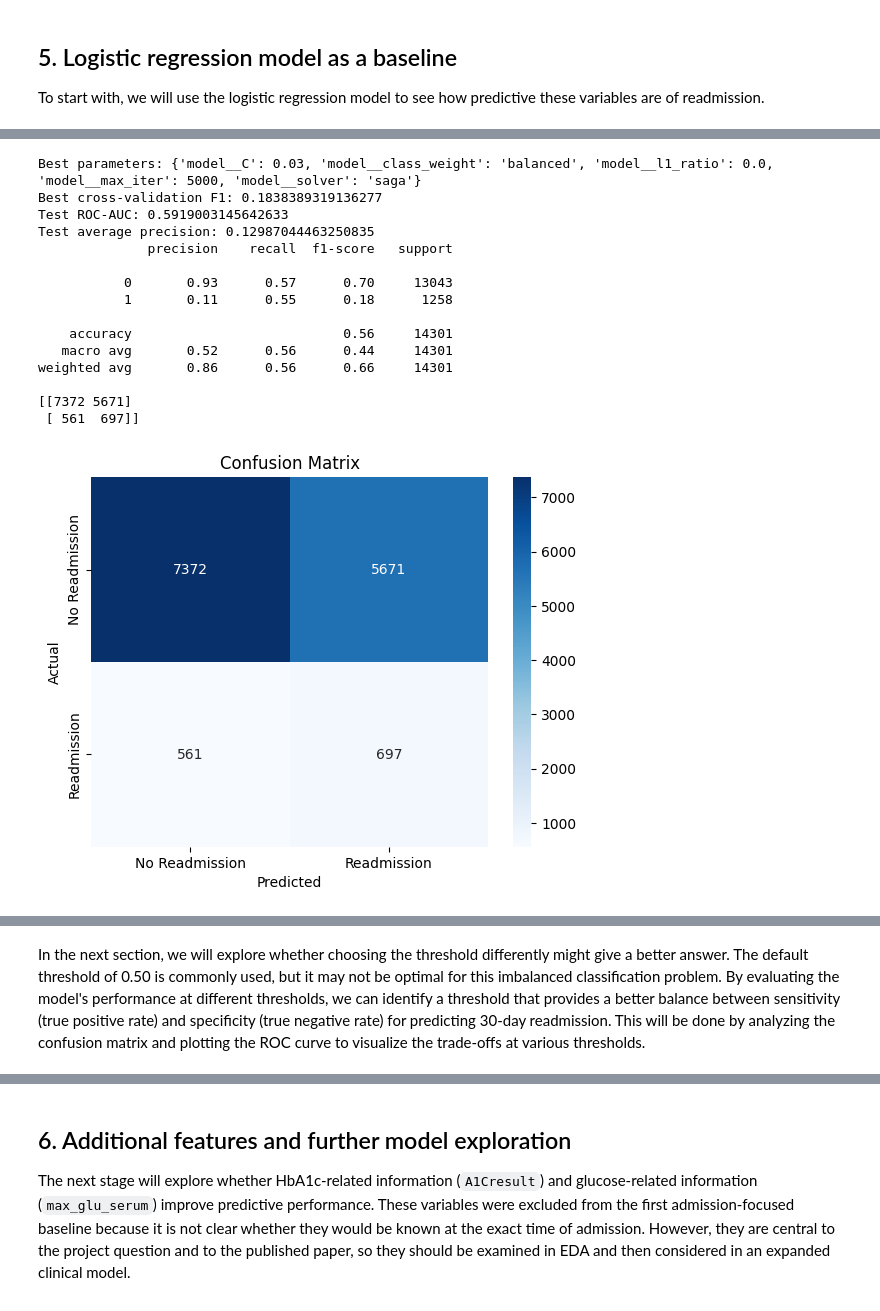
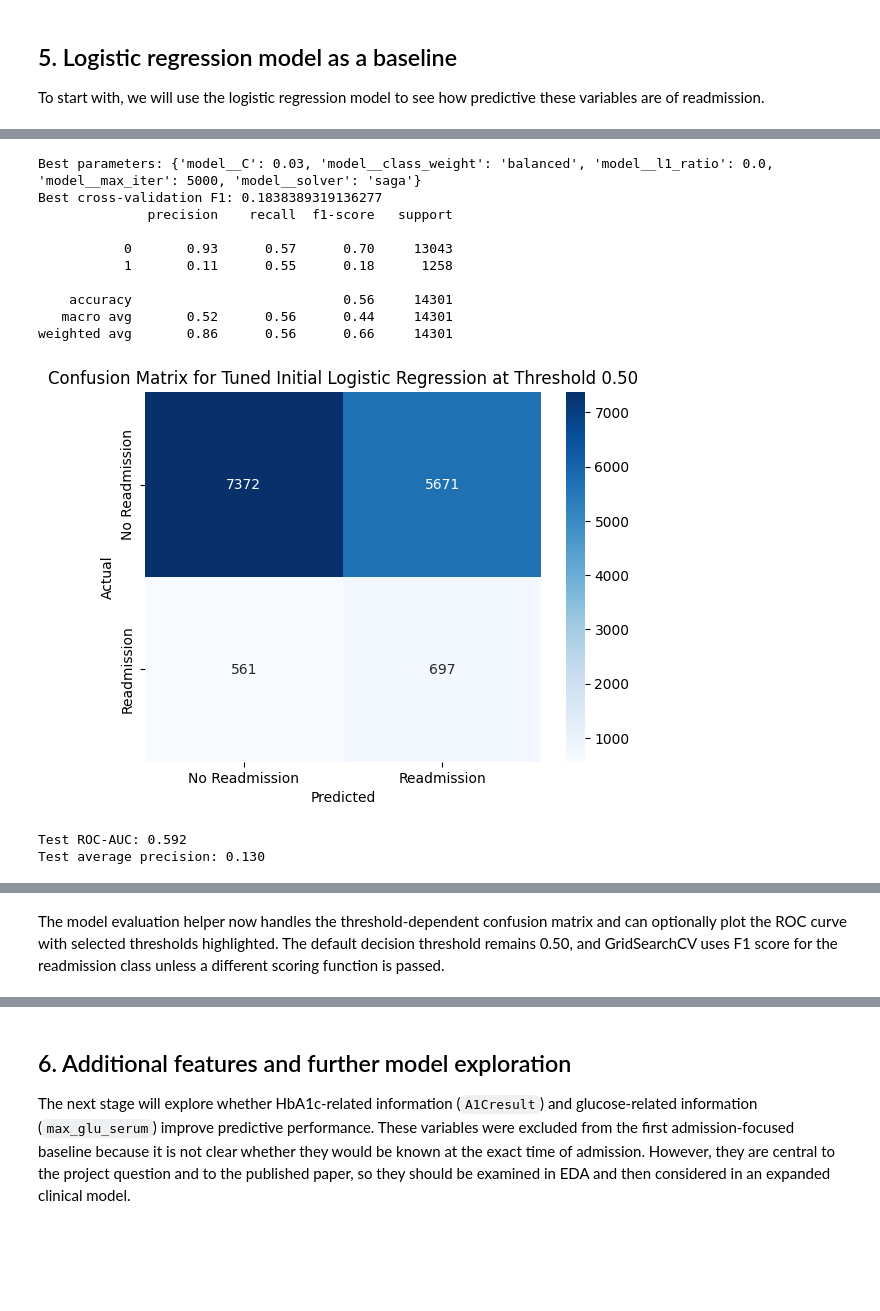
Before and after one commit to grzesadam/diabetes-readmission-prediction, a Jupyter notebook: diabetes.ipynb, the cells around one changed output, grey strips where cells are left out. Drawn from its saved outputs; the diff is of its cells as text; code cells hidden in the pictures; blank space fills up the shorter version.

Commit message:
Refactor model evaluation workflow

```diff
--- a/diabetes.ipynb
+++ b/diabetes.ipynb
@@ -749,88 +926,41 @@ weighted avg       0.86      0.58      0.67     14301
 # %%
-# Let's try grid search to improve the performance
-from sklearn.model_selection import GridSearchCV
-from sklearn.metrics import average_precision_score, f1_score,precision_score, make_scorer, roc_auc_score
-
 # Tune around the balanced logistic-regression baseline.
-# Average precision is useful for probability ranking, but it can choose a model
-# that predicts no readmissions at the default 0.50 threshold. Here we optimize
-# F1 for the readmission class so the selected model is aligned with the
-# confusion-matrix evaluation below.
-param_grid = [{
+# F1 is the default GridSearchCV scoring metric inside evaluate_model.
+initial_logistic_param_grid = [{
     "model__solver": ["lbfgs"],
     "model__l1_ratio": [0.0],
     "model__C": [0.005, 0.01, 0.015, 0.02, 0.03, 0.05],
     "model__class_weight": ["balanced"],
     "model__max_iter": [2000],
 }, {
     "model__solver": ["saga"],
     "model__l1_ratio": [0.0, 0.5, 1.0],
     "model__C": [0.015, 0.02, 0.03, 0.05],
     "model__class_weight": ["balanced"],
     "model__max_iter": [5000],
-}
-]
+}]
 
-# Previous numeric pipeline step, kept for reference:
-# preprocessor = ColumnTransformer(
-#     transformers=[
-#         ("scaler", StandardScaler(), numeric_columns),
-#     ],
-#     remainder="passthrough",
-# )
-
-pipeline_grid = Pipeline([
-    # Previous numeric pipeline step, kept for reference:
-    # ("preprocessor", preprocessor),
-    ("model", LogisticRegression(max_iter=1000,
-                                 random_state=42)),
-])
-grid = GridSearchCV(
-    pipeline_grid,
-    param_grid=param_grid,
-    scoring=make_scorer(f1_score, pos_label=1),
-    cv=5,
-    n_jobs=-1,
+initial_tuned_results = evaluate_model(
+    LogisticRegression(random_state=42),
+    X_train,
+    y_train,
+    X_test,
+    y_test,
+    model_name="Tuned Initial Logistic Regression",
+    param_grid=initial_logistic_param_grid,
+    plot_roc_auc=True,
 )
-
-grid.fit(X_train, y_train.values.ravel())
-
-print("Best parameters:", grid.best_params_)
-print("Best cross-validation F1:", grid.best_score_)
-
-# Evaluate probability ranking on the test set.
-y_proba_grid = grid.predict_proba(X_test)[:, 1]
-print("Test ROC-AUC:", roc_auc_score(y_test, y_proba_grid))
-print("Test average precision:", average_precision_score(y_test, y_proba_grid))
-
-# Use the model's default 0.50 decision threshold, matching the baseline model comparison.
-y_pred_grid = grid.predict(X_test)
-
-print(classification_report(y_test, y_pred_grid, zero_division=0))
-print(confusion_matrix(y_test, y_pred_grid))
-
-# Plot the confusion matrix as a heatmap for better visualization.
-cm = confusion_matrix(y_test, y_pred_grid)
-sns.heatmap(cm, annot=True, fmt="d", cmap="Blues", xticklabels=["No Readmission", "Readmission"],
-            yticklabels=["No Readmission", "Readmission"])
-plt.xlabel("Predicted")
-plt.ylabel("Actual")
-plt.title("Confusion Matrix")
-plt.show()
 # %% [output]
 Best parameters: {'model__C': 0.03, 'model__class_weight': 'balanced', 'model__l1_ratio': 0.0, 'model__max_iter': 5000, 'model__solver': 'saga'}
 Best cross-validation F1: 0.1838389319136277
-Test ROC-AUC: 0.5919003145642633
-Test average precision: 0.12987044463250835
               precision    recall  f1-score   support
 
            0       0.93      0.57      0.70     13043
            1       0.11      0.55      0.18      1258
 
     accuracy                           0.56     14301
    macro avg       0.52      0.56      0.44     14301
 weighted avg       0.86      0.56      0.66     14301
-
-[[7372 5671]
- [ 561  697]]
-[figure, old version]
+[figure, new version]
+Test ROC-AUC: 0.592
+Test average precision: 0.130
@@ -837,3 +985,3 @@ weighted avg       0.86      0.56      0.66     14301
 # %% [markdown]
-In the next section, we will explore whether choosing the threshold differently might give a better answer. The default threshold of 0.50 is commonly used, but it may not be optimal for this imbalanced classification problem. By evaluating the model's performance at different thresholds, we can identify a threshold that provides a better balance between sensitivity (true positive rate) and specificity (true negative rate) for predicting 30-day readmission. This will be done by analyzing the confusion matrix and plotting the ROC curve to visualize the trade-offs at various thresholds.
+The model evaluation helper now handles the threshold-dependent confusion matrix and can optionally plot the ROC curve with selected thresholds highlighted. The default decision threshold remains 0.50, and GridSearchCV uses F1 score for the readmission class unless a different scoring function is passed.
 # %%
```
Also changed, not shown: parts of 6 cells of this notebook.
